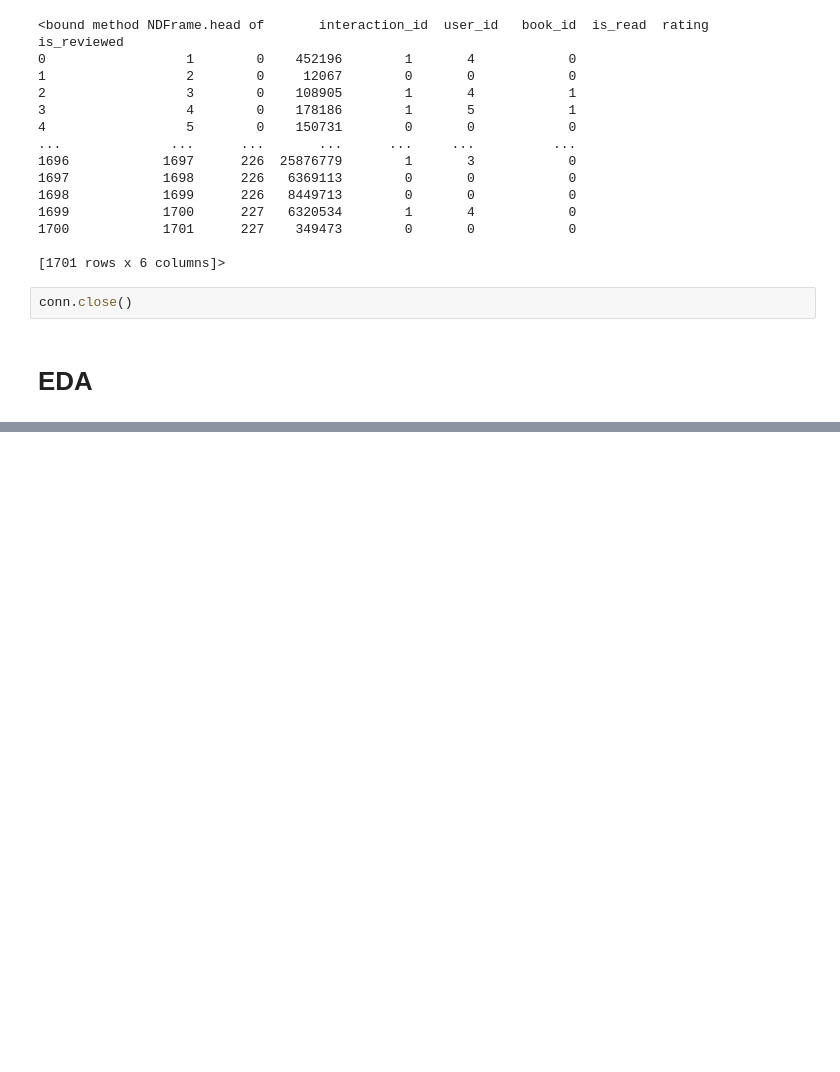
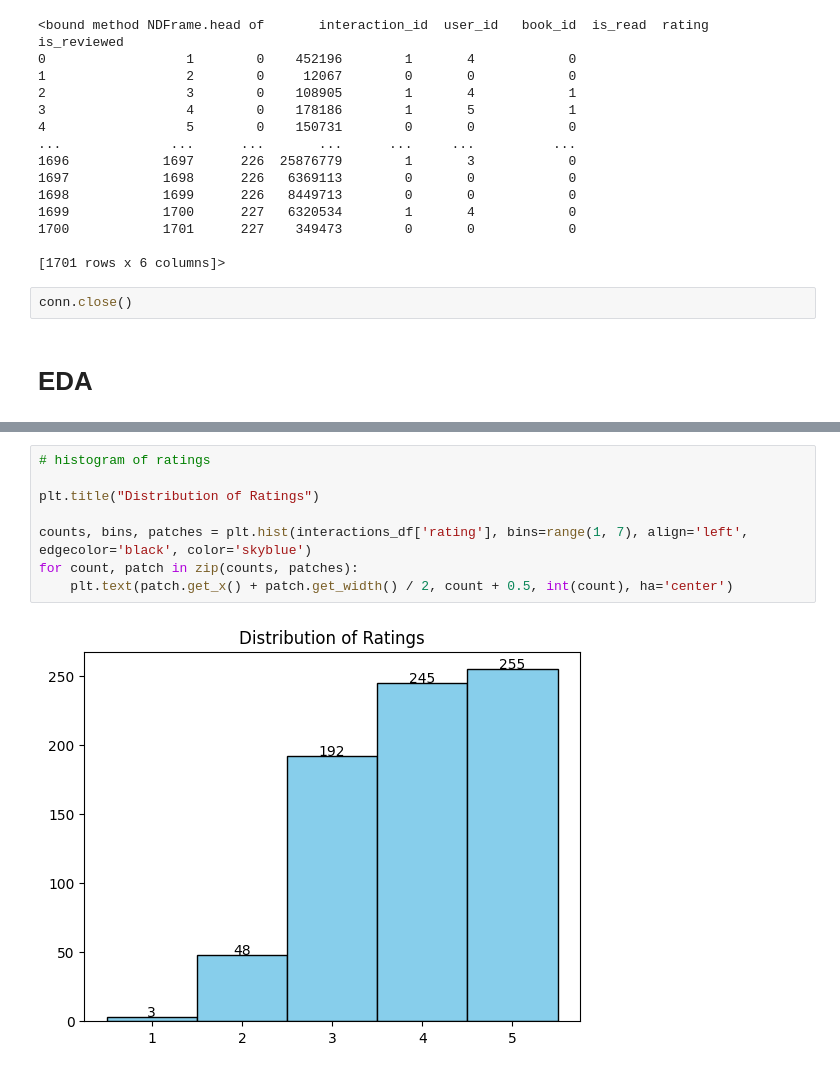
Before and after one commit to nrchnnas/recsys, a Jupyter notebook: eda.ipynb, the cells around one changed output, grey strips where cells are left out. Drawn from its saved outputs; the diff is of its cells as text; blank space fills up the shorter version.

```diff
--- a/eda.ipynb
+++ b/eda.ipynb
@@ -77,0 +127,10 @@ conn.close()
+# %%
+# histogram of ratings
+
+plt.title("Distribution of Ratings")
+
+counts, bins, patches = plt.hist(interactions_df['rating'], bins=range(1, 7), align='left', edgecolor='black', color='skyblue')
+for count, patch in zip(counts, patches):
+    plt.text(patch.get_x() + patch.get_width() / 2, count + 0.5, int(count), ha='center')
+# %% [output]
+[figure, added]
```
Also changed, not shown: parts of 4 cells of this notebook.
